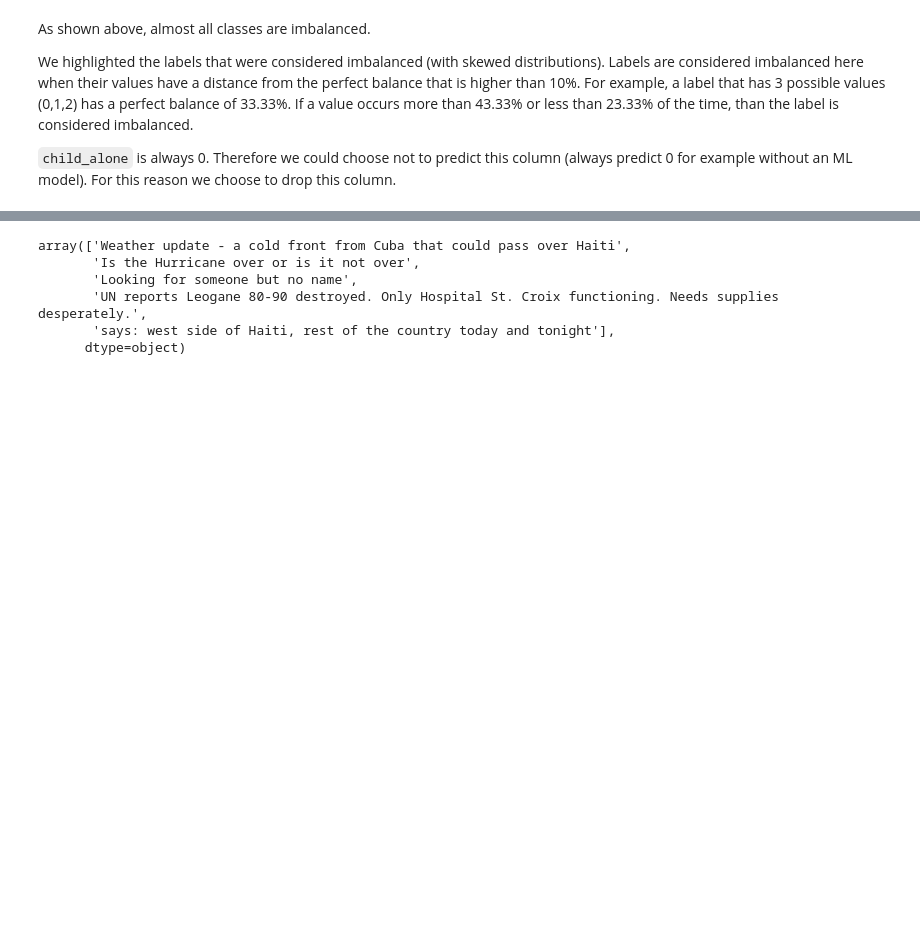
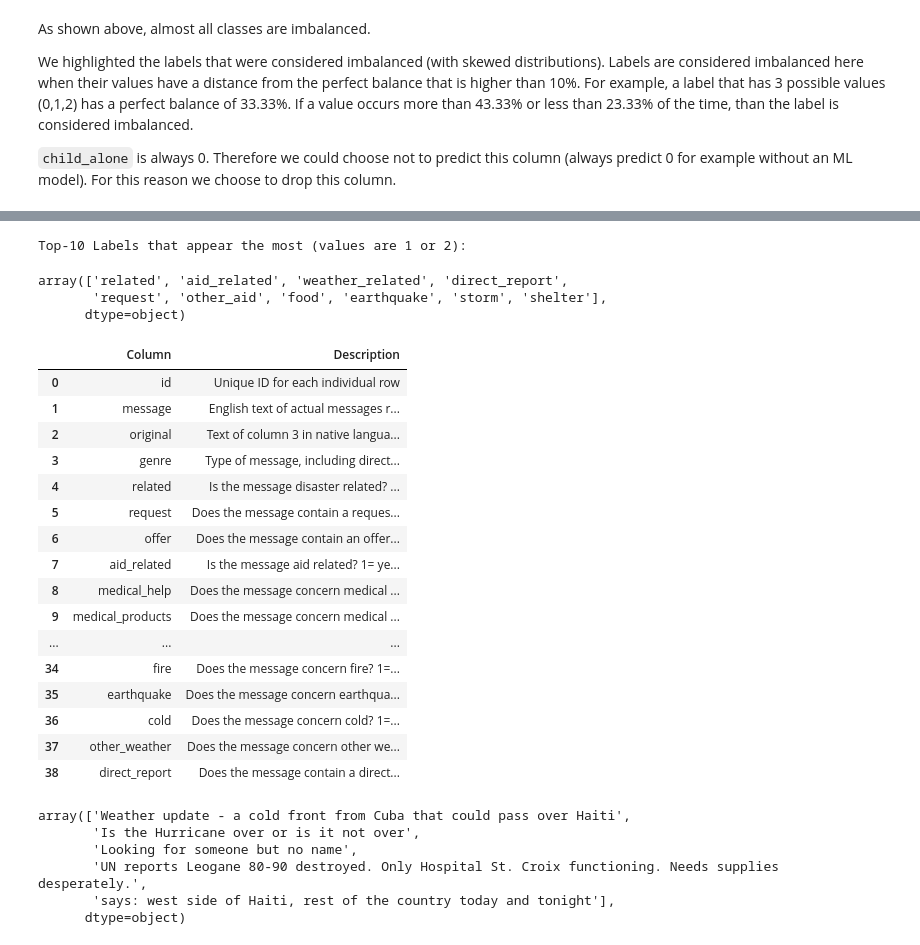
Before and after one commit to marcelokscunha/projects, a Jupyter notebook: DisasterResponse/notebooks/ML Pipeline Preparation.ipynb, the cells around one changed output, grey strips where cells are left out. Drawn from its saved outputs; the diff is of its cells as text; code cells hidden in the pictures; blank space fills up the shorter version.

```diff
--- a/DisasterResponse/notebooks/ML Pipeline Preparation.ipynb
+++ b/DisasterResponse/notebooks/ML Pipeline Preparation.ipynb
@@ -136,6 +130,36 @@ df.head()
 | 2 | 8 | Looking for someone but no name | Patnm, di Maryani relem pou li ba... | direct | 1 | 0 | 0 | 0 | 0 | ... |
 | 3 | 9 | UN reports Leogane 80-90 destroye... | UN reports Leogane 80-90 destroye... | direct | 1 | 1 | 0 | 1 | 0 | ... |
 | 4 | 12 | says: west side of Haiti, rest of... | facade ouest d Haiti et le reste ... | direct | 1 | 0 | 0 | 0 | 0 | ... |
+# %%
+print('Top-10 Labels that appear the most (values are 1 or 2):')
+most_freq_categories = df.iloc[:,4:].sum(axis=0).sort_values(ascending=False)[:10].index.values; most_freq_categories
+# %% [output]
+Top-10 Labels that appear the most (values are 1 or 2):
+array(['related', 'aid_related', 'weather_related', 'direct_report',
+       'request', 'other_aid', 'food', 'earthquake', 'storm', 'shelter'],
+      dtype=object)
+# %%
+df_metadata = pd.read_csv('../data/metadata.csv', sep=';')
+# %%
+df_metadata
+# %% [output]
+|  | Column | Description |
+| 0 | id | Unique ID for each individual row |
+| 1 | message | English text of actual messages r... |
+| 2 | original | Text of column 3 in native langua... |
+| 3 | genre | Type of message, including direct... |
+| 4 | related | Is the message disaster related? ... |
+| 5 | request | Does the message contain a reques... |
+| 6 | offer | Does the message contain an offer... |
+| 7 | aid_related | Is the message aid related? 1= ye... |
+| 8 | medical_help | Does the message concern medical ... |
+| 9 | medical_products | Does the message concern medical ... |
+| ... | ... | ... |
+| 34 | fire | Does the message concern fire? 1=... |
+| 35 | earthquake | Does the message concern earthqua... |
+| 36 | cold | Does the message concern cold? 1=... |
+| 37 | other_weather | Does the message concern other we... |
+| 38 | direct_report | Does the message contain a direct... |
 # %%
 X = df.iloc[:,1].values
 Y = df.iloc[:,4:].values
```
Also changed, not shown: parts of 6 cells of this notebook, 21 other files.
